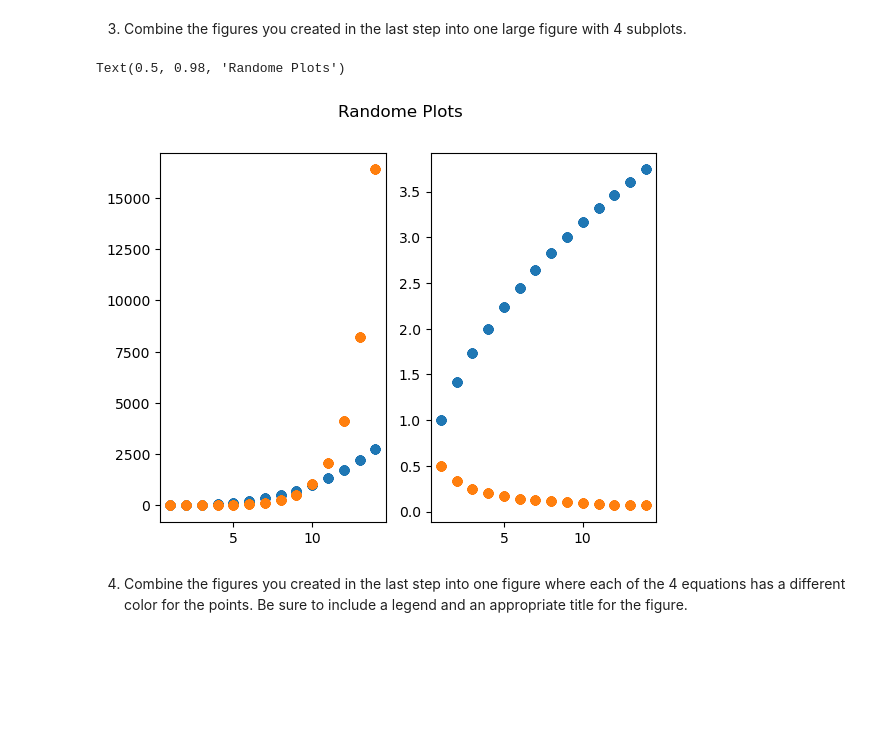
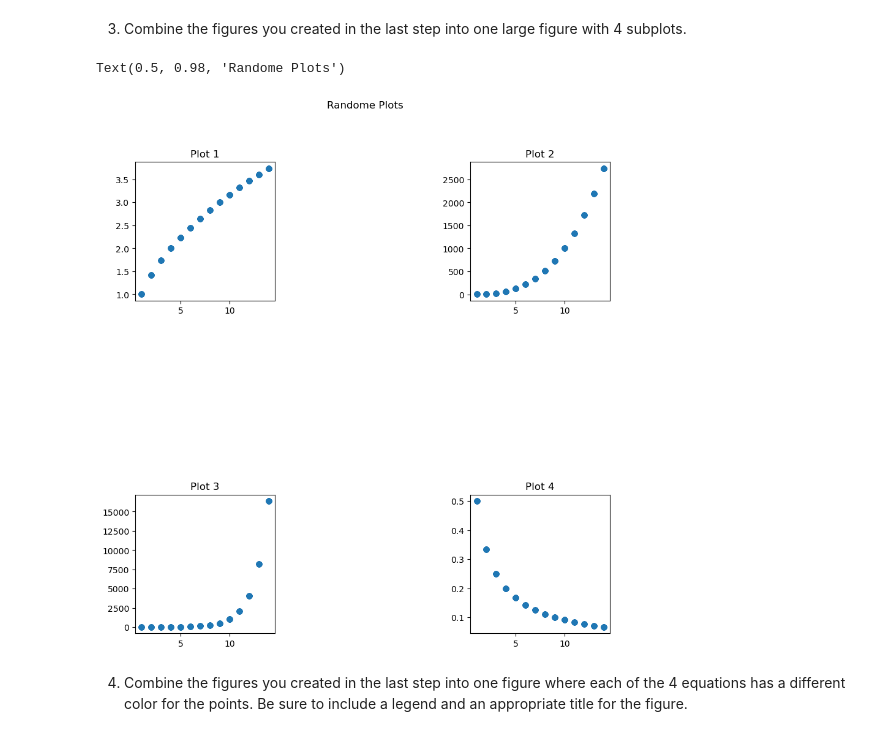
Before and after one commit to JoshuaHolt-Tech/numpy-pandas-visualization-exercises, a Jupyter notebook: matplotlib_exercises.ipynb, the cells around one changed output. Cells and saved outputs as stored; diff of their text form; code cells hidden in the pictures; blank space fills up the shorter version.

Commit message:
Updated the subplotting part.

```diff
--- a/matplotlib_exercises.ipynb
+++ b/matplotlib_exercises.ipynb
@@ -38,22 +38,29 @@ y5 = [1/(n+1) for n in x]
 # %% [markdown]
 3. Combine the figures you created in the last step into one large figure with 4 subplots.
 # %%
-plt.subplot(1,2,2)
+plt.figure(figsize = (10,10))
+
+plt.subplot(3,3,1)
 plt.scatter(x,y2)
+plt.title("Plot 1")
 
-plt.subplot(1,2,1)
+plt.subplot(3,3,3)
 plt.scatter(x, y3)
+plt.title("Plot 2")
 
-plt.subplot(1,2,1)
+plt.subplot(3,3,7)
 plt.scatter(x, y4)
+plt.title("Plot 3")
 
-plt.subplot(1,2,2)
+plt.subplot(3,3,9)
 plt.scatter(x, y5)
+plt.title("Plot 4")
+
 
 plt.suptitle("Randome Plots")
 # %% [output]
 Text(0.5, 0.98, 'Randome Plots')
-[figure, old version]
+[figure, new version]
 # %% [markdown]
 4. Combine the figures you created in the last step into one figure where each of the 4 equations has a different color for the points. Be sure to include a legend and an appropriate title for the figure.
 # %%
```
